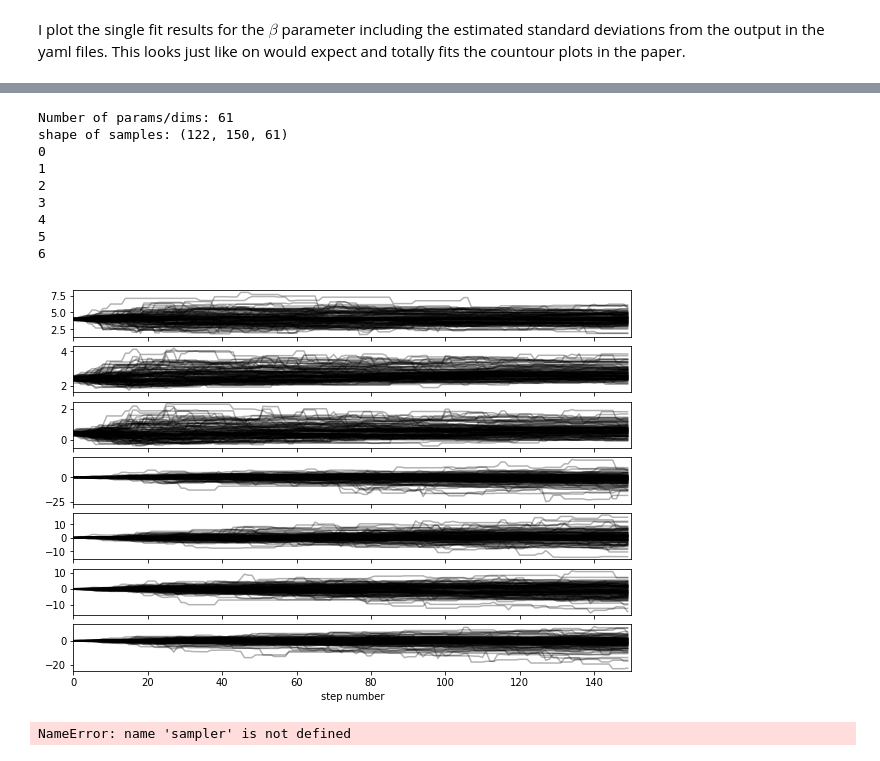
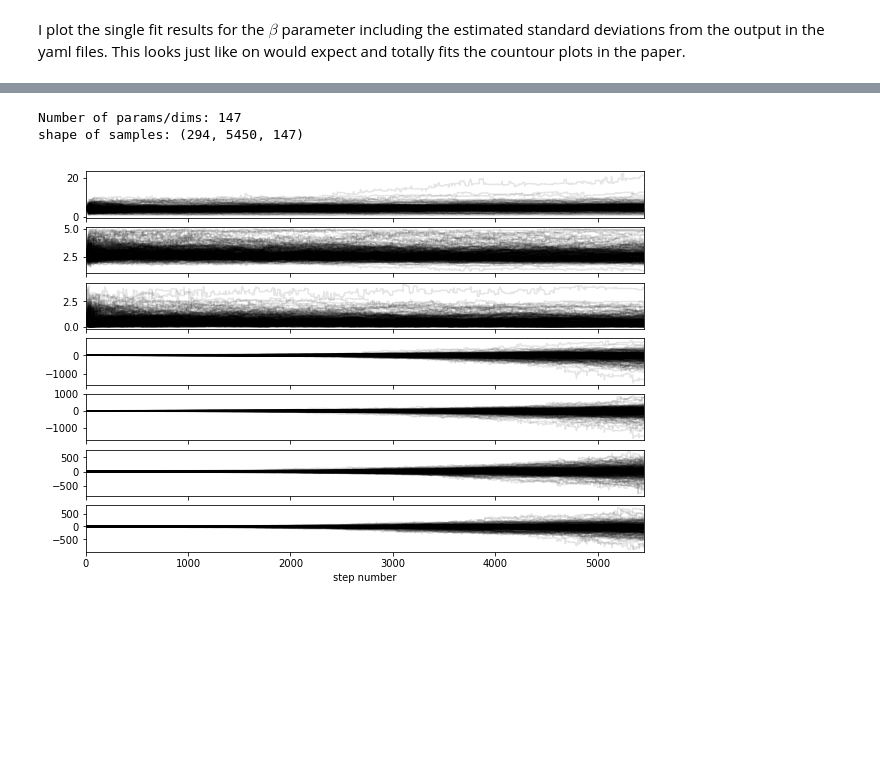
Before and after one commit to tudo-astroparticlephysics/ll_experiments, a Jupyter notebook: wstat_nuisance.ipynb, the cells around one changed output, grey strips where cells are left out. Cells and saved outputs as stored; diff of their text form; code cells hidden in the pictures; blank space fills up the shorter version.

```diff
--- a/wstat_nuisance.ipynb
+++ b/wstat_nuisance.ipynb
@@ -132 +193,4 @@ array([14.41498876, 17.03999006, 11.239146  , 19.3844651 ])
+# %%
+obs_list, fit_range = load_spectrum_observations('fact')
+fit_range, len(obs_list)
 # %%
@@ -180,19 +244,27 @@ Text(0, 0.5, 'beta')
 # %%
-# from scipy.optimize import minimize
-# # x0 = np.append([3.8, 2.6, 0.4], )
-# params = np.array([3.8, 2.4, 0.4])
-# theta = np.append(params, mu_bs)
-# result = minimize(lambda *x: -model_probability(*x), x0=theta, args=(obs_list, True, fit_range))
-# result
+from scipy.optimize import minimize
+# x0 = np.append([3.8, 2.6, 0.4], )
+params = np.array([4.2, 2.58, 0.43])
+theta = np.append(params, np.concatenate(mu_bs))
+
+# bounds = [(0, 10000) for t in theta]
+result = minimize(lambda *x: -lllprob(*x), x0=theta, args=(obs_list, True, fit_range))
+result
+# %%
+labels = ["amplitude", "alpha", "beta"]
+for i in range(3):
+    txt = f"\mathrm{{{labels[i]}}} = {result.x[i]}"
+#     print(labels[i], result.x[i])
+#     txt = txt.format(labels[i], result.x[i])
+    display(Math(txt))
 # %%
 ndim, nwalkers = len(theta), 2*len(theta)
 print(ndim, nwalkers)
-params = np.array([4, 2.4, 0.4])
-mu_bs = [obs.off_vector.data.data.value.astype(np.int) for obs in obs_list]
-theta = np.append(params, mu_bs)
 
-pos = np.array([theta + 0.05 * np.random.randn(ndim) for i in range(nwalkers)])
-# print(pos)
-sampler = emcee.EnsembleSampler(nwalkers, ndim, model_probability, args=(obs_list, False, fit_range), threads=2)
-sampler_output = sampler.run_mcmc(pos, 150, progress=True)
+pos = np.array([result.x + 0.005 * np.random.randn(ndim) for i in range(nwalkers)])
+
+from multiprocessing import Pool
+with Pool(processes=30) as pool:
+    sampler = emcee.EnsembleSampler(nwalkers, ndim, model_probability, args=(obs_list, True, fit_range), pool=pool)
+    sampler_output = sampler.run_mcmc(pos, 5450, progress=True)
 # %% [output]
@@ -202,32 +272,16 @@ WARNING:astropy:AstropyDeprecationWarning: The truth value of a Quantity is ambi
 # %%
 print(f'Number of params/dims: {ndim}')
 print(f'shape of samples: {sampler.chain.shape}')
 N = 7
 fig, axes = plt.subplots(N, figsize=(10, 7), sharex=True)
 # labels = ["amplitude", "alpha", "beta"]
 for i in range(N):
-    print(i)
     ax = axes[i]
-    ax.plot(sampler.chain[:, :, i].T, "k", alpha=0.3)
+    ax.plot(sampler.chain[:, :, i].T, "k", alpha=0.1)
     ax.set_xlim(0, len(sampler.chain[0]))
-#     ax.set_ylabel(labels[i])
     ax.yaxis.set_label_coords(-0.1, 0.5)
-
 axes[-1].set_xlabel("step number");
 # %% [output]
-Number of params/dims: 61
-shape of samples: (122, 150, 61)
-0
-1
-2
-3
-4
-5
-6
+Number of params/dims: 147
+shape of samples: (294, 5450, 147)
-[figure, old version]
+[figure, new version]
-# %%
-import corner
-N = 3
-fig = corner.corner(sampler.chain[:, 50:, :N].reshape([-1, N]), labels=["$amplitude$", "$\\alpha$", "$\\beta$"],)
-# %% [output]
-NameError: name 'sampler' is not defined
```
Also changed, not shown: parts of 14 cells of this notebook, 31 other files.
